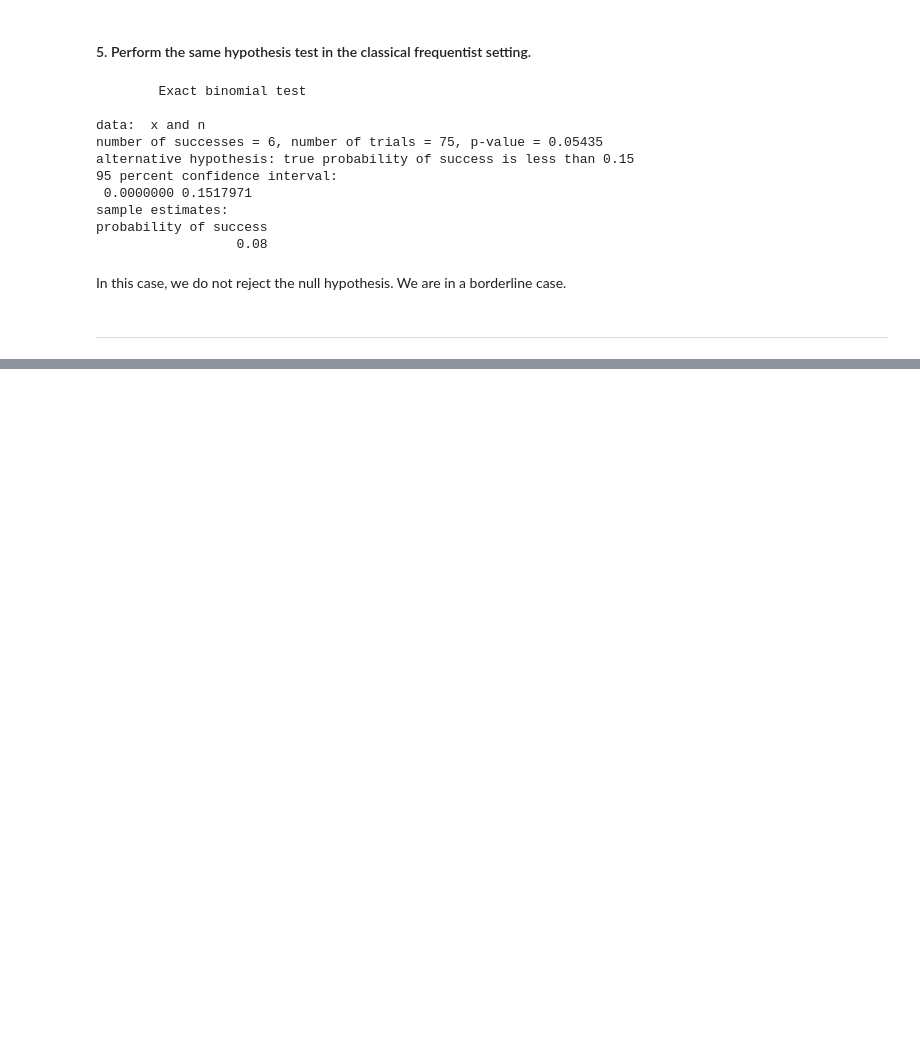
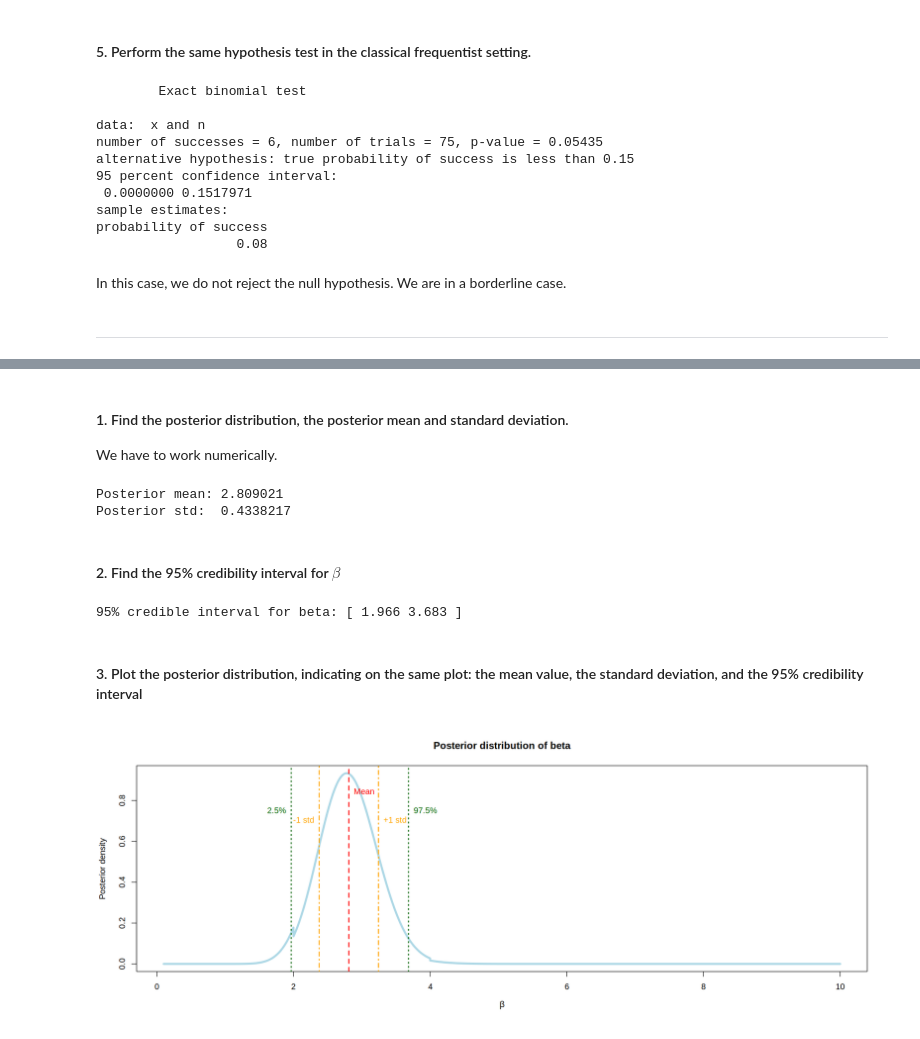
Before and after one commit to seccobenedetto/ex_Advanced_Statistics, a Jupyter notebook: lab_4/lab_4_test.ipynb, the cells around one changed output, grey strips where cells are left out. Cells and saved outputs as stored; diff of their text form; code cells hidden in the pictures; blank space fills up the shorter version.

```diff
--- a/lab_4/lab_4_test.ipynb
+++ b/lab_4/lab_4_test.ipynb
@@ -130,0 +147,77 @@ In this case, we do not reject the null hypothesis. We are in a borderline case.
+# %% [markdown]
+#### 1. Find the posterior distribution, the posterior mean and standard deviation.
+
+We have to work numerically.
+# %%
+# data observed:
+data <- c(0.269, 0.344, 0.802, 0.418, 0.433, 0.835, 0.52, 0.139, 0.243, 0.294,
+       0.723, 0.493, 0.504, 0.428, 0.27, 0.53, 0.057, 0.585, 0.288, 0.171)
+
+# likelihood function:
+likelihood <- function(beta, data) {
+    l <- prod( dbeta(data, 2, beta) )
+    return(l)
+}
+
+# prior function:
+prior <- function(beta) {
+    if (beta >= 0.1 && beta < 2) { return(0.2 * beta) }
+    else if (beta >= 2 && beta < 4) { return(dnorm(beta, mean = 2.8, sd = 0.8)) }
+    else if (beta >= 4 && beta <= 10) { return(0.1) }
+    else { return(0) }
+}
+
+# posterior function:
+step <- 0.001
+beta_vals <- seq(0.1, 10, step)          # grid of values for posterior
+post_vals <- sapply(beta_vals, function(b) likelihood(b, data) * prior(b))   # values of posterior for each parameter beta value
+# normalization to area=1:
+post_vals <- post_vals / sum(post_vals * step)
+# mean and variance of posterior:
+mean_post <- sum(beta_vals * post_vals *step)
+std_post  <- sqrt(sum((beta_vals - posterior_mean)^2 * post_vals * step))
+
+# Output
+cat("Posterior mean:", mean_post, "\n")
+cat("Posterior std: ", std_post, "\n")
+# %% [output]
+Posterior mean: 2.809021
+Posterior std:  0.4338217
+# %% [markdown]
+#### 2. Find the 95% credibility interval for $\beta$
+# %%
+# cumulative posterior probabilities
+cum_post <- cumsum(post_vals * step)
+
+# find indices for 2.5% and 97.5% quantiles
+lower_idx <- which.min(abs(cum_post - 0.025))
+upper_idx <- which.min(abs(cum_post - 0.975))
+
+# credible interval bounds
+credible_interval <- c(beta_vals[lower_idx], beta_vals[upper_idx])
+cat("95% credible interval for beta: [", credible_interval, "]" ,"\n")
+# %% [output]
+95% credible interval for beta: [ 1.966 3.683 ]
+# %% [markdown]
+#### 3. Plot the posterior distribution, indicating on the same plot: the mean value, the standard deviation, and the 95% credibility interval
+# %%
+# Plot posterior density
+plot(beta_vals, post_vals, type = "l", lwd = 4, col = "lightblue",
+     xlab = expression(beta), ylab = "Posterior density",
+     main = "Posterior distribution of beta")
+
+# Add posterior mean line
+abline(v = mean_post, col = "red", lwd = 2, lty = 2)
+text(mean_post, max(post_vals)*0.9, "Mean", col = "red", pos = 4)
+
+# Add 95% credible interval lines (assuming credible_interval computed earlier)
+abline(v = credible_interval, col = "darkgreen", lwd = 2, lty = 3)
+text(credible_interval[1], max(post_vals)*0.8, "2.5%", col = "darkgreen", pos = 2)
+text(credible_interval[2], max(post_vals)*0.8, "97.5%", col = "darkgreen", pos = 4)
+
+# Add ±1 sd lines
+abline(v = c(mean_post - std_post, mean_post + std_post), col = "orange", lwd = 2, lty = 4)
+text(mean_post - std_post, max(post_vals)*0.75, "-1 std", col = "orange", pos = 2)
+text(mean_post + std_post, max(post_vals)*0.75, "+1 std", col = "orange", pos = 4)
+# %% [output]
+[figure, added]
```
Also changed, not shown: parts of 3 cells of this notebook.
